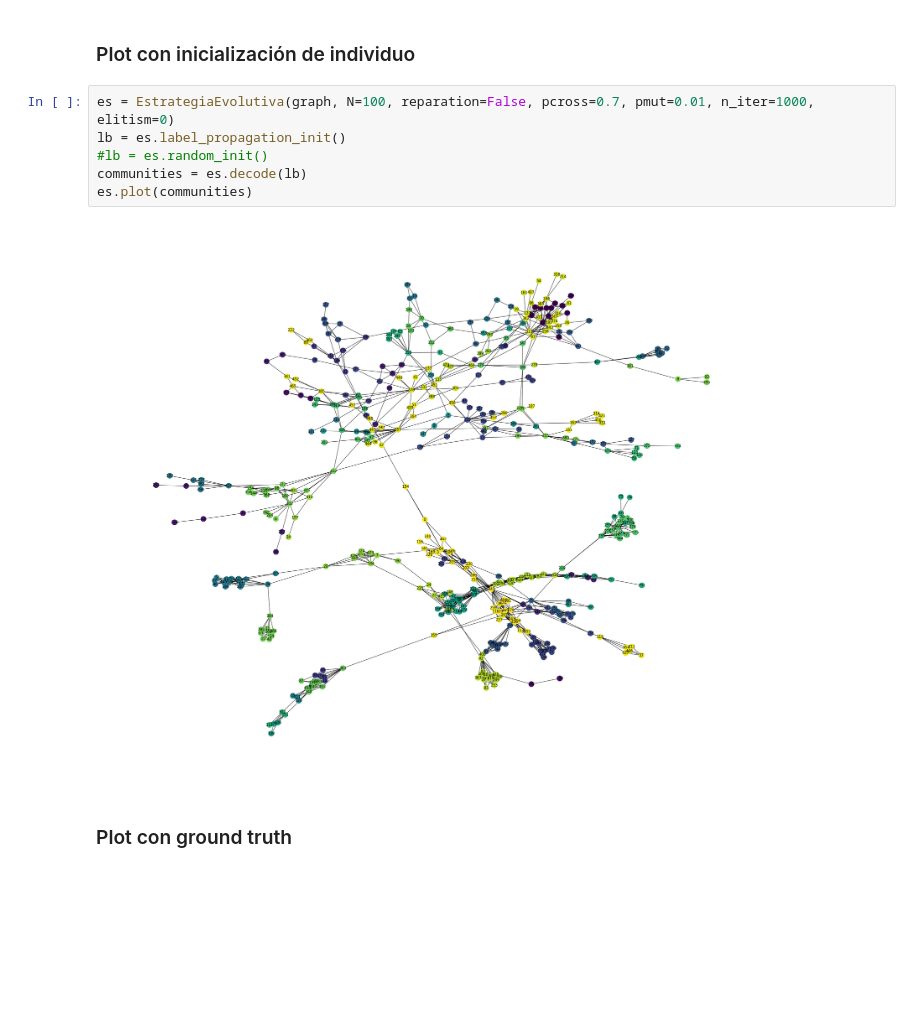
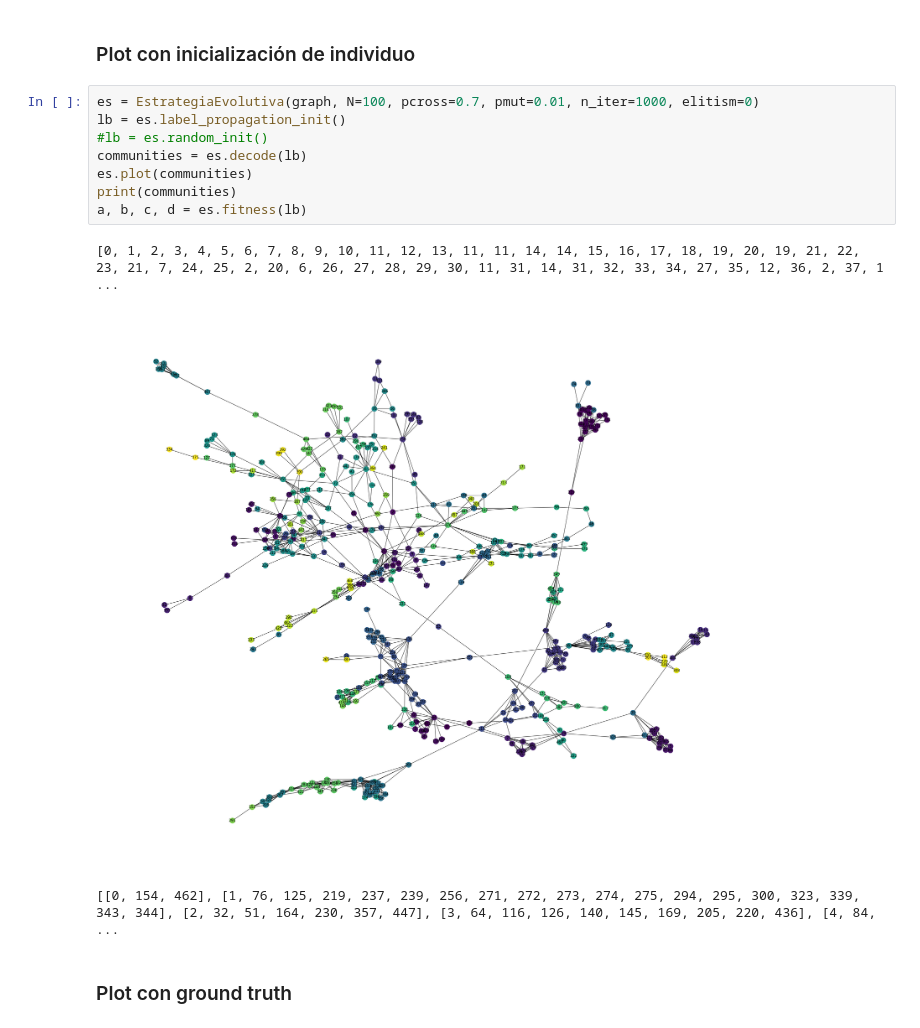
Before and after one commit to SamuReyes/GeneticCommunities, a Jupyter notebook: GA.ipynb, the cells around one changed output. Cells and saved outputs as stored; diff of their text form; blank space fills up the shorter version.

```diff
--- a/GA.ipynb
+++ b/GA.ipynb
@@ -196,13 +212,17 @@ graph = nx.relabel_nodes(graph, mapping)
 # %% [markdown]
 ### Plot con inicialización de individuo
 # %%
-es = EstrategiaEvolutiva(graph, N=100, reparation=False, pcross=0.7, pmut=0.01, n_iter=1000, elitism=0)
+es = EstrategiaEvolutiva(graph, N=100, pcross=0.7, pmut=0.01, n_iter=1000, elitism=0)
 lb = es.label_propagation_init()
 #lb = es.random_init()
 communities = es.decode(lb)
 es.plot(communities)
+print(communities)
+a, b, c, d = es.fitness(lb)
 # %% [output]
+[0, 1, 2, 3, 4, 5, 6, 7, 8, 9, 10, 11, 12, 13, 11, 11, 14, 14, 15, 16, 17, 18, 19, 20, 19, 21, 22, 23, 21, 7, 24, 25, 2, 20, 6, 26, 27, 28, 29, 30, 11, 31, 14, 31, 32, 33, 34, 27, 35, 12, 36, 2, 37, 1 ...
-[figure, old version]
+[figure, new version]
+[[0, 154, 462], [1, 76, 125, 219, 237, 239, 256, 271, 272, 273, 274, 275, 294, 295, 300, 323, 339, 343, 344], [2, 32, 51, 164, 230, 357, 447], [3, 64, 116, 126, 140, 145, 169, 205, 220, 436], [4, 84,  ...
 # %% [markdown]
 ### Plot con ground truth
 # %%
```
Also changed, not shown: parts of 2 cells of this notebook, 1 other file.
